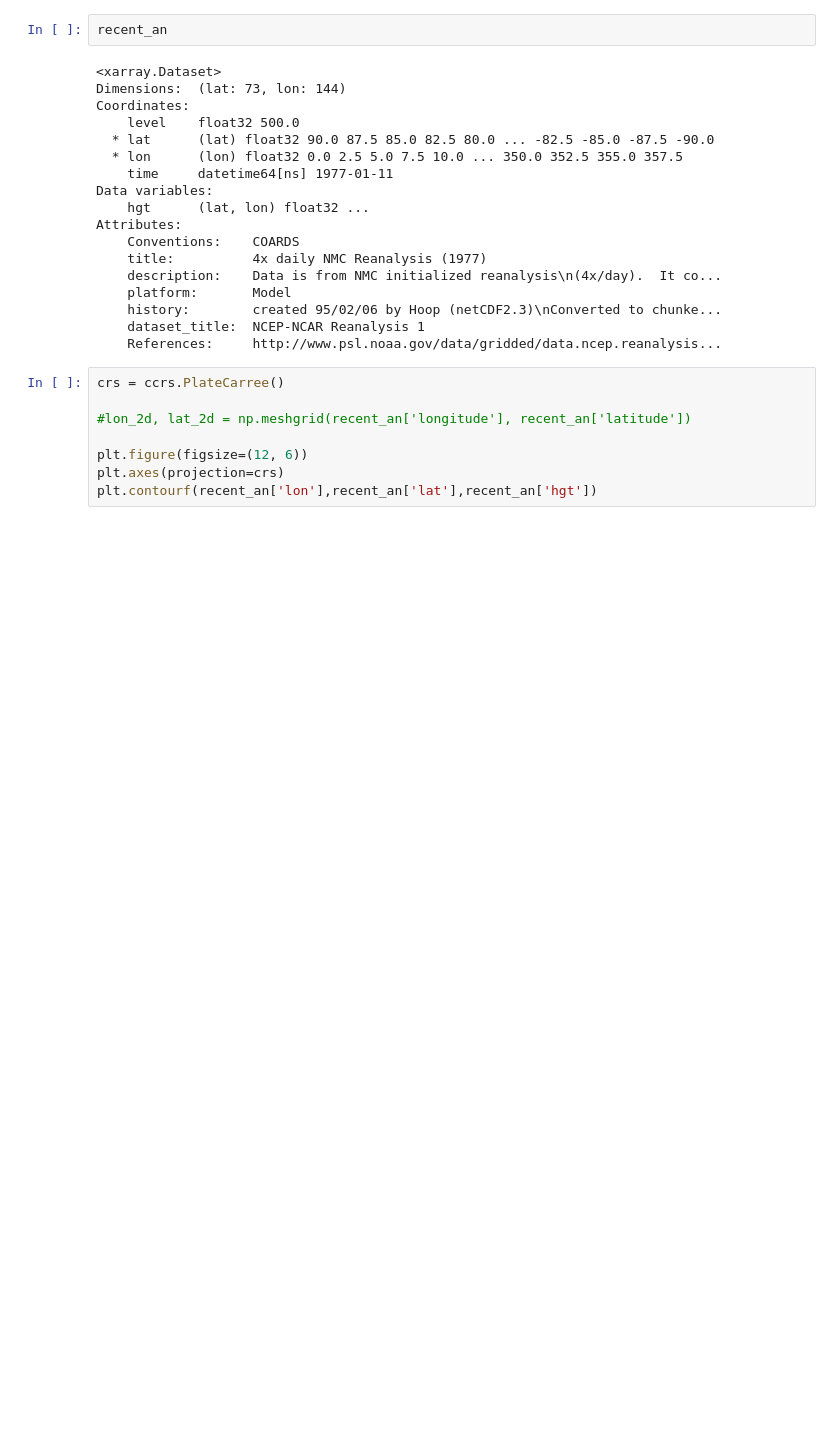
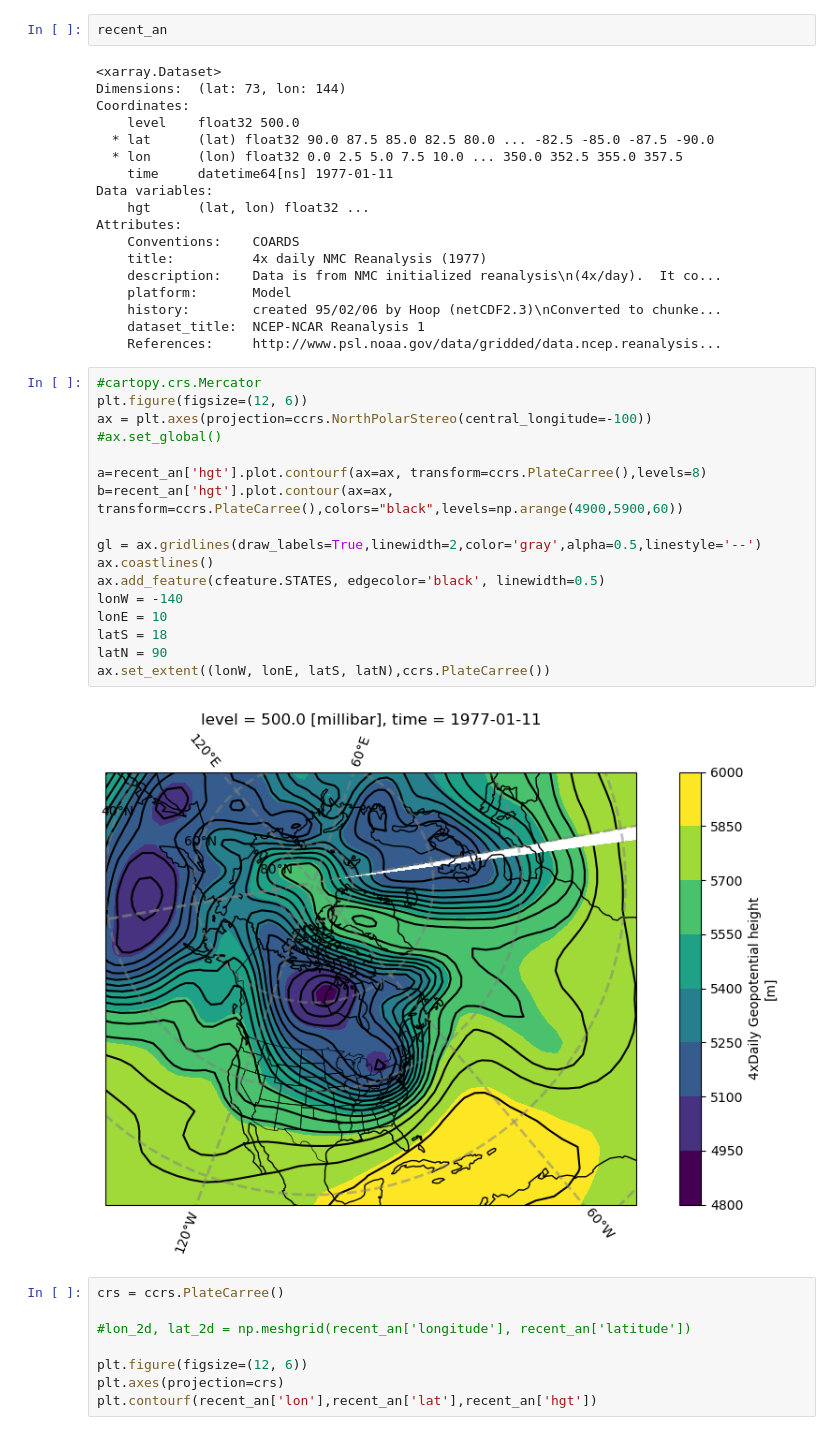
Before and after one commit to britols/konrad_colucci_1989, a Jupyter notebook: notebooks/nc_explore.ipynb, the cells around one changed output. Drawn from its saved outputs; the diff is of its cells as text; blank space fills up the shorter version.

```diff
--- a/notebooks/nc_explore.ipynb
+++ b/notebooks/nc_explore.ipynb
@@ -53,6 +53,25 @@ Attributes:
     history:        created 95/02/06 by Hoop (netCDF2.3)\nConverted to chunke...
     dataset_title:  NCEP-NCAR Reanalysis 1
     References:     http://www.psl.noaa.gov/data/gridded/data.ncep.reanalysis...
+# %%
+#cartopy.crs.Mercator
+plt.figure(figsize=(12, 6))
+ax = plt.axes(projection=ccrs.NorthPolarStereo(central_longitude=-100))
+#ax.set_global()
+
+a=recent_an['hgt'].plot.contourf(ax=ax, transform=ccrs.PlateCarree(),levels=8)
+b=recent_an['hgt'].plot.contour(ax=ax, transform=ccrs.PlateCarree(),colors="black",levels=np.arange(4900,5900,60))
+
+gl = ax.gridlines(draw_labels=True,linewidth=2,color='gray',alpha=0.5,linestyle='--')
+ax.coastlines()
+ax.add_feature(cfeature.STATES, edgecolor='black', linewidth=0.5)
+lonW = -140
+lonE = 10
+latS = 18
+latN = 90
+ax.set_extent((lonW, lonE, latS, latN),ccrs.PlateCarree())
+# %% [output]
+[figure, added]
 # %%
 crs = ccrs.PlateCarree()
 
```
Also changed, not shown: parts of 6 cells of this notebook, 1 other file.
